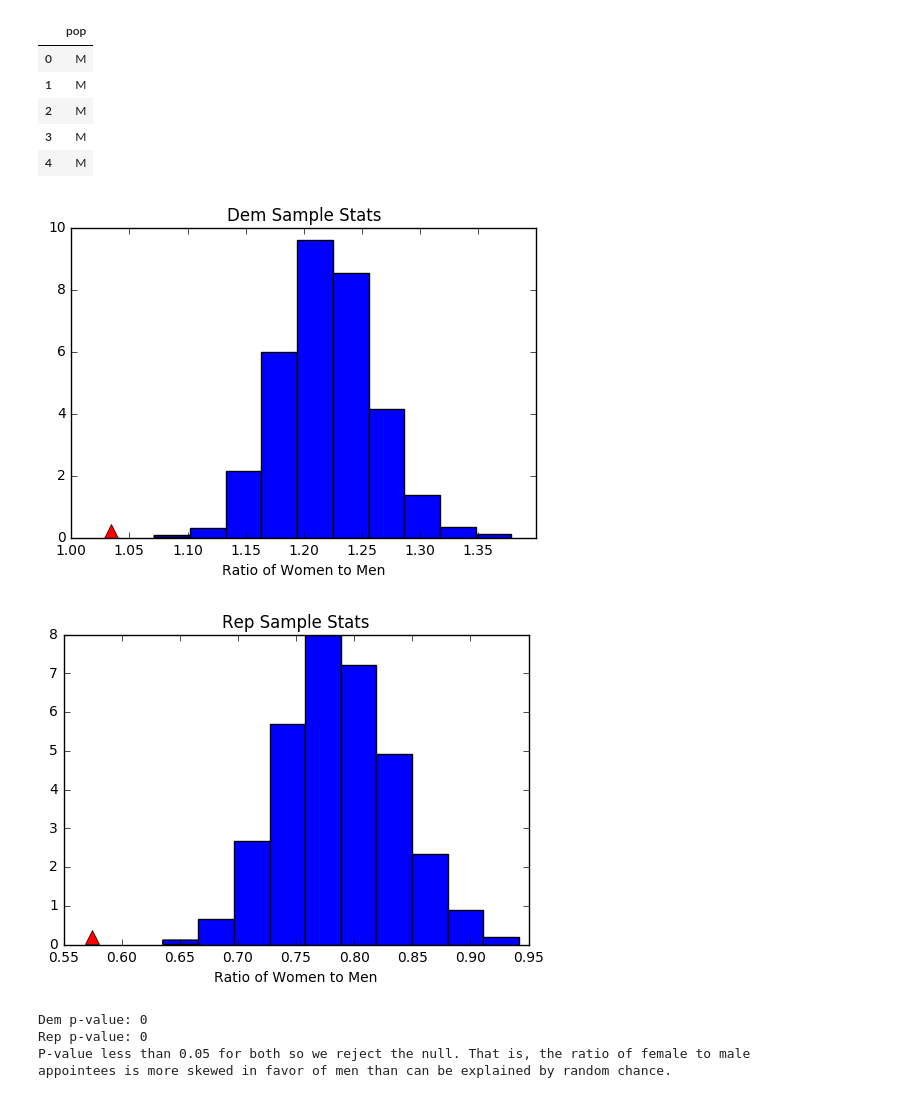
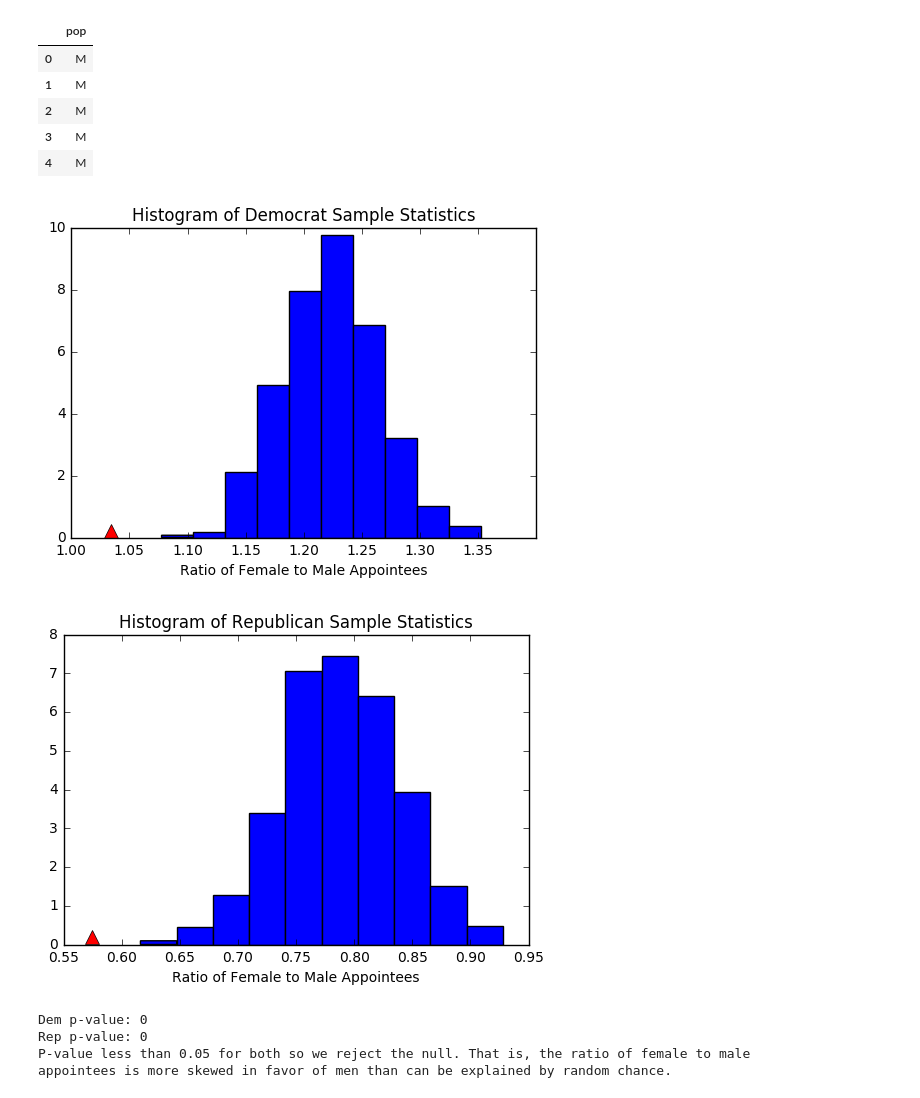
Before and after one commit to zanekuser/CA_Gov_Press_Releases, a Jupyter notebook: Parser.ipynb, the cells around one changed output. Drawn from its saved outputs; the diff is of its cells as text; code cells hidden in the pictures.

```diff
--- a/Parser.ipynb
+++ b/Parser.ipynb
@@ -53,10 +54,10 @@ for textFile in all_text: # Change to length of list
 
     all_dates.append(date)
 
-    post_id = re.findall("""<article id=\"post-([\d]+)\"""", curr_text)[0]
+    post_id = int(re.findall("""<article id=\"post-([\d]+)\"""", curr_text)[0])
     categories = re.findall("""category-([\w-]+)""", curr_text)
 
-    all_post_id.append(int(post_id))
+    all_post_id.append(post_id)
     all_categories.append(categories)
 
     cats.update(categories)
@@ -95,7 +96,7 @@ for textFile in all_text: # Change to length of list
                     app_name.append('')
 
             if True:
-                app_post_id.append(int(post_id))
+                app_post_id.append(post_id)
                 app_dates.append(date)
 
                 if 'She ' in app or ' she ' in app or 'female' in app or 'lesbian' in app:
@@ -115,10 +116,22 @@ for textFile in all_text: # Change to length of list
 
                 app_entry_content.append(text_parsed)
 
-   # elif 'legislation' in categories:
-    #    bill_split_veto = souped_bill_entry_content_no_html.split("vetoed")
-     #   bills_regex = """(\w+?\s\d+?) by ([\s\S]+?)( | \(([\w\s-]+?)\) )(–|which) ([\s\S]+?)(\.|\n)"""
-      #  bills_passed = re.findall(bills_regex, bill_split_veto[0])
-       # bills_vetoed = []
-       # if len(bill_split_veto) == 2:
-        #    bills_vetoed = re.findall(bills_regex, bill_split_veto[1])
+    elif 'legislation' in categories:
+        bill_entry_split = text_parsed.split("vetoed")
+
+        bills_regex = """(\w+?\s\d+?) by ([\s\S]+?)( | \(([\w\s-]+?)\))\s*(–|-|:|which)\s*([\s\S]+?)(\.|\n)"""
+        bills_passed = re.findall(bills_regex, bill_entry_split[0])
+        bills_vetoed = []
+        if len(bill_entry_split) == 2:
+            bills_vetoed = re.findall(bills_regex, bill_entry_split[1])
+
+        bills_df_cols = ["Bill Number", "Proposed By", "()", "Representative Of", "-", "Description", "."]
+        bills_passed_df = pd.DataFrame(bills_passed, columns = bills_df_cols)
+        bills_passed_df["Passed"] = [True] * bills_passed_df.shape[0]
+        bills_vetoed_df = pd.DataFrame(bills_vetoed, columns = bills_df_cols)
+        bills_vetoed_df["Passed"] = [False] * bills_vetoed_df.shape[0]
+        bills = bills_passed_df.append(bills_vetoed_df, ignore_index=True)
+
+        bills["post_id"] = [post_id] * bills.shape[0]
+        bills["date"] = [date] * bills.shape[0]
+        all_bills = all_bills.append(bills, ignore_index=True)
@@ -454,24 +556,24 @@ for _ in np.arange(1000):
 
 plt.hist(dem_stats, normed = True)
 plt.plot(dem_pop_stat, 0.2, marker='^', markersize=10, color='red')
-plt.xlabel('Ratio of Women to Men')
-plt.title('Dem Sample Stats');
+plt.xlabel('Ratio of Female to Male Appointees')
+plt.title('Histogram of Democrat Sample Statistics');
 # %% [output]
-[figure, old version]
+[figure, new version]
 # %%
 #gop
 for _ in np.arange(1000) :
     rep_m = sum(rep_sample_tbl['pop'].sample(n = total_rep, replace = True) == 'M')
     rep_f = total_rep - rep_m
     rep_stat = rep_f/rep_m
     rep_stats.append(rep_stat)
 
 plt.hist(rep_stats, normed = True)
 plt.plot(rep_pop_stat, 0.2, marker='^', markersize=10, color='red')
-plt.xlabel('Ratio of Women to Men')
-plt.title('Rep Sample Stats');
+plt.xlabel('Ratio of Female to Male Appointees')
+plt.title('Histogram of Republican Sample Statistics');
 # %% [output]
-[figure, old version]
+[figure, new version]
 # %%
 dem_p_val = sum(dem_stats <= dem_pop_stat)/len(dem_stats)
 rep_p_val = sum(rep_stats <= rep_pop_stat)/len(rep_stats)
```
Also changed, not shown: parts of 16 cells of this notebook.
